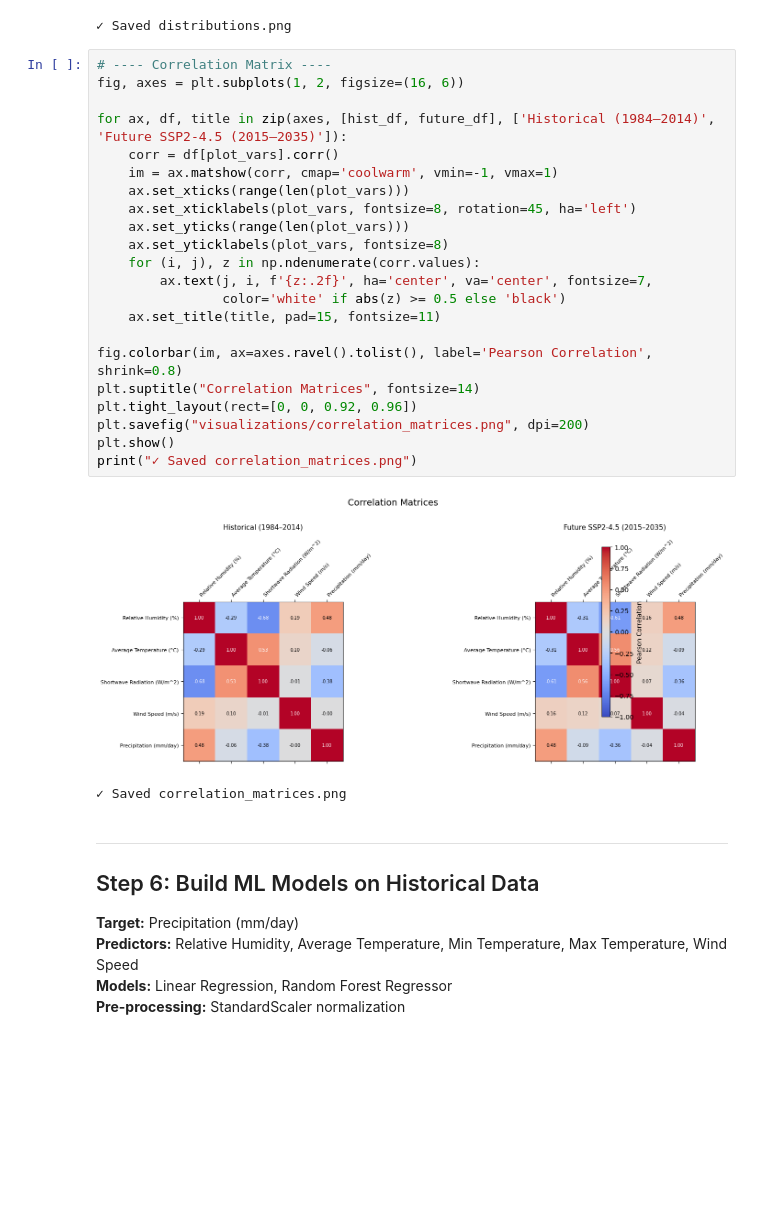
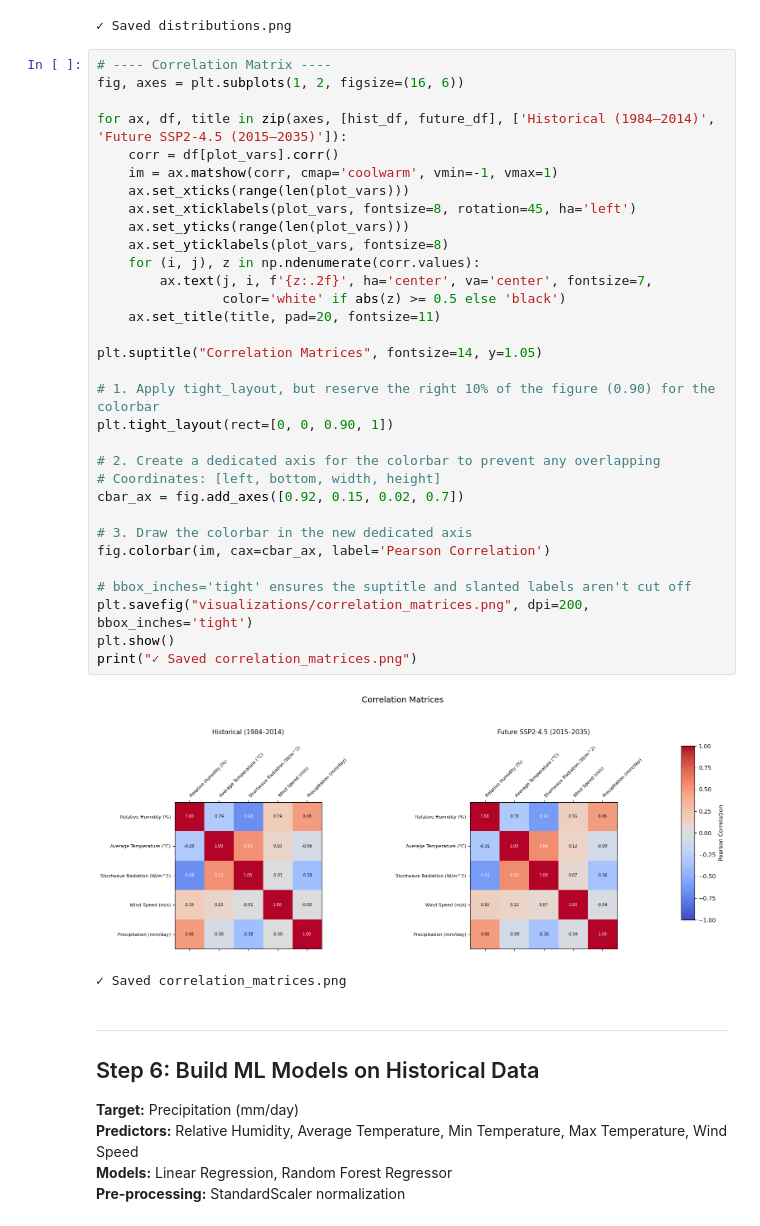
Before and after one commit to ashurudra09/hydro-assignment3, a Jupyter notebook: assignment_3.ipynb, the cells around one changed output. Cells and saved outputs as stored; diff of their text form; blank space fills up the shorter version.

```diff
--- a/assignment_3.ipynb
+++ b/assignment_3.ipynb
@@ -329,27 +349,37 @@ print("✓ Saved distributions.png")
 # %%
 # ---- Correlation Matrix ----
 fig, axes = plt.subplots(1, 2, figsize=(16, 6))
 
 for ax, df, title in zip(axes, [hist_df, future_df], ['Historical (1984–2014)', 'Future SSP2-4.5 (2015–2035)']):
     corr = df[plot_vars].corr()
     im = ax.matshow(corr, cmap='coolwarm', vmin=-1, vmax=1)
     ax.set_xticks(range(len(plot_vars)))
     ax.set_xticklabels(plot_vars, fontsize=8, rotation=45, ha='left')
     ax.set_yticks(range(len(plot_vars)))
     ax.set_yticklabels(plot_vars, fontsize=8)
     for (i, j), z in np.ndenumerate(corr.values):
         ax.text(j, i, f'{z:.2f}', ha='center', va='center', fontsize=7,
                 color='white' if abs(z) >= 0.5 else 'black')
-    ax.set_title(title, pad=15, fontsize=11)
+    ax.set_title(title, pad=20, fontsize=11)
 
-fig.colorbar(im, ax=axes.ravel().tolist(), label='Pearson Correlation', shrink=0.8)
-plt.suptitle("Correlation Matrices", fontsize=14)
-plt.tight_layout(rect=[0, 0, 0.92, 0.96])
-plt.savefig("visualizations/correlation_matrices.png", dpi=200)
+plt.suptitle("Correlation Matrices", fontsize=14, y=1.05)
+
+# 1. Apply tight_layout, but reserve the right 10% of the figure (0.90) for the colorbar
+plt.tight_layout(rect=[0, 0, 0.90, 1])
+
+# 2. Create a dedicated axis for the colorbar to prevent any overlapping
+# Coordinates: [left, bottom, width, height]
+cbar_ax = fig.add_axes([0.92, 0.15, 0.02, 0.7])
+
+# 3. Draw the colorbar in the new dedicated axis
+fig.colorbar(im, cax=cbar_ax, label='Pearson Correlation')
+
+# bbox_inches='tight' ensures the suptitle and slanted labels aren't cut off
+plt.savefig("visualizations/correlation_matrices.png", dpi=200, bbox_inches='tight')
 plt.show()
 print("✓ Saved correlation_matrices.png")
 # %% [output]
-[figure, old version]
+[figure, new version]
 ✓ Saved correlation_matrices.png
 # %% [markdown]
 ---
```
Also changed, not shown: parts of 7 cells of this notebook, 4 other files.
